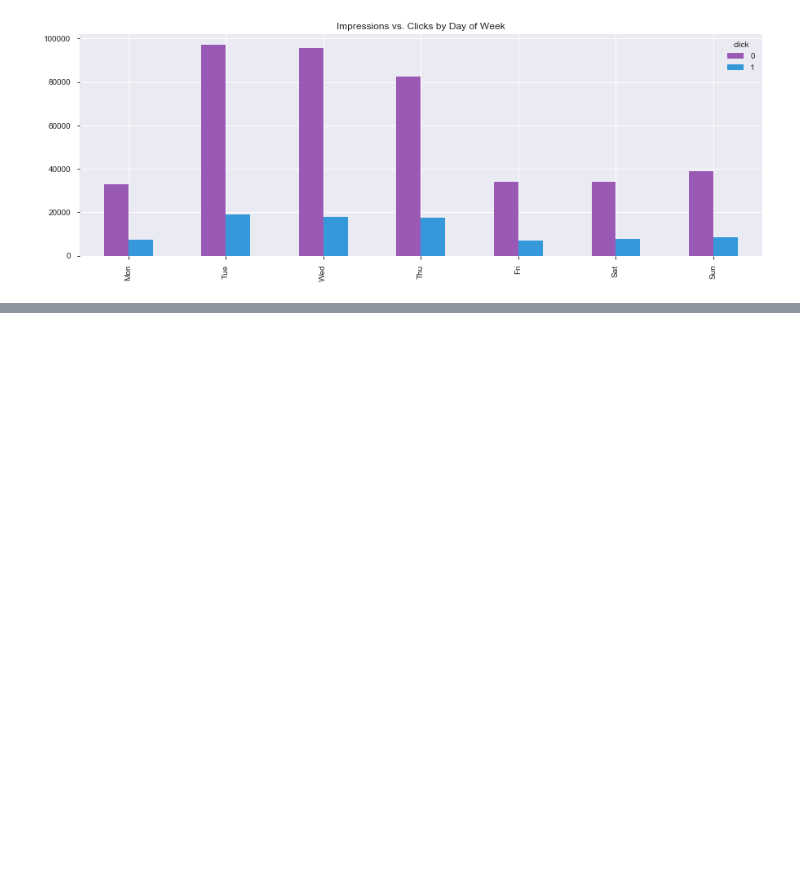
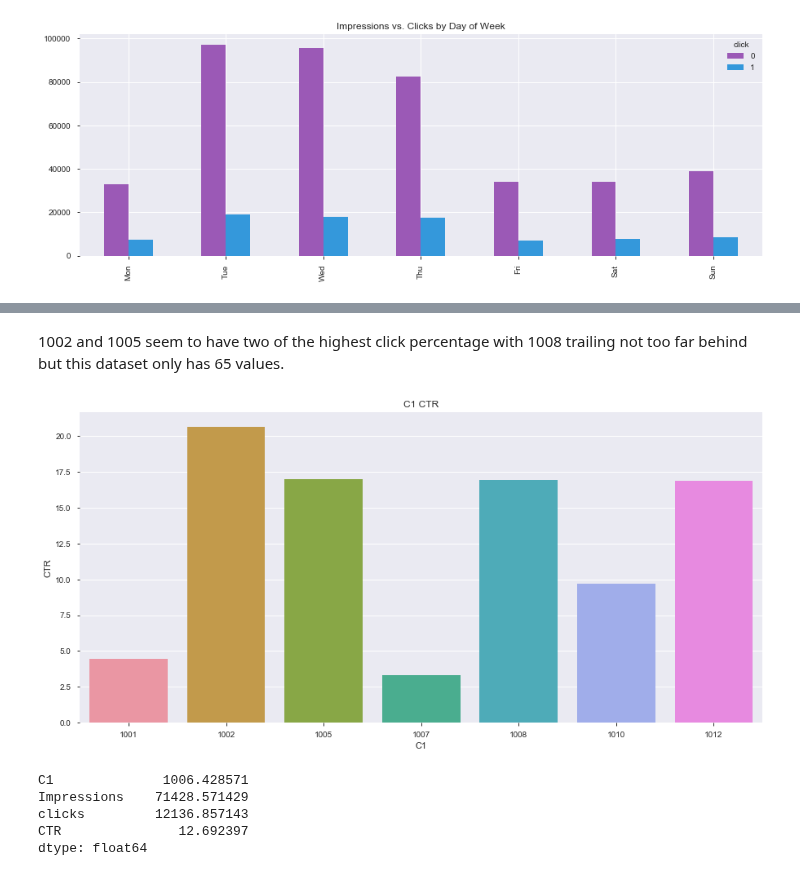
Before and after one commit to davidtnly/MachineLearning, a Jupyter notebook: 37-click-through-rate-prediction.ipynb, the cells around one changed output, grey strips where cells are left out. Cells and saved outputs as stored; diff of their text form; code cells hidden in the pictures; blank space fills up the shorter version.

```diff
--- a/37-click-through-rate-prediction.ipynb
+++ b/37-click-through-rate-prediction.ipynb
@@ -701,0 +773,32 @@ plt.show()
+# %% [markdown]
+1002 and 1005 seem to have two of the highest click percentage with 1008 trailing not too far behind but this dataset only has 65 values.
+# %%
+# C1 data
+c1_df = train[['C1', 'click']].groupby('C1').count().reset_index()
+c1_df = c1_df.rename(columns={'click': 'Impressions'})
+c1_df['clicks'] = ctr_df[['C1', 'click']].groupby('C1').count().reset_index()['click']
+
+# Calculate CTR
+c1_df['CTR'] = c1_df['clicks'] / c1_df['Impressions'] * 100
+# %%
+# Set figure size
+plt.figure(figsize=(15,7))
+
+# Barplot
+sns.barplot(y='CTR',
+            x='C1',
+            data=c1_df)
+
+# Set plot features
+plt.title('C1 CTR')
+plt.show()
+# %% [output]
+[figure, added]
+# %%
+c1_df.mean()
+# %% [output]
+C1              1006.428571
+Impressions    71428.571429
+clicks         12136.857143
+CTR               12.692397
+dtype: float64
```
Also changed, not shown: parts of 49 cells of this notebook.
